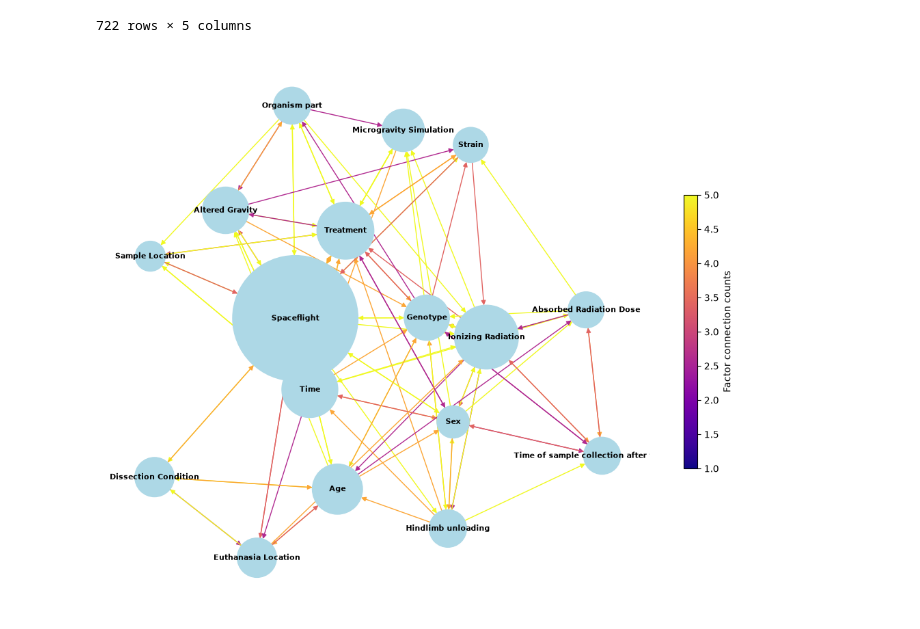
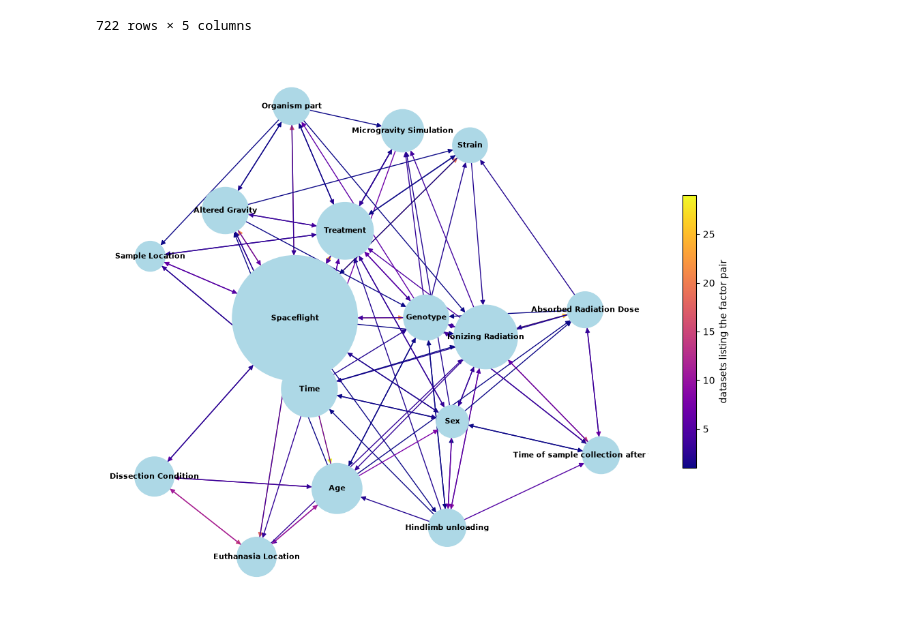
Before and after one commit to dr-richard-barker/OSDR_jupyter_book.io, a Jupyter notebook: chapters/Knowledge-graph-notebook_for_ISSOP_figures.ipynb, the cells around one changed output. Cells and saved outputs as stored; diff of their text form; code cells hidden in the pictures.

```diff
--- a/chapters/Knowledge-graph-notebook_for_ISSOP_figures.ipynb
+++ b/chapters/Knowledge-graph-notebook_for_ISSOP_figures.ipynb
@@ -138,7 +140,6 @@ omics_data
 import networkx as nx
 import matplotlib.pyplot as plt
 from collections import Counter
-import random
 
 # Sample rows of factors
 #rows = ["a;b;c", "b;f", "b", "a;g", "c;d;e", "f;g", "b;c", "a;b"]
@@ -199,6 +200,12 @@ preprocessed_factors = [apply_replacements(factor) for row in rows for factor in
 # Count preprocessed factor occurrences
 factor_counts = Counter(preprocessed_factors)
 
+# Count how often each adjacent factor pair co-occurs within a dataset's factor list
+pair_counts = Counter()
+for row in rows:
+    fs = [apply_replacements(f) for f in row.split(';')]
+    pair_counts.update(zip(fs[:-1], fs[1:]))
+
 # Initialize a directed graph
 knowledge_graph = nx.DiGraph()
 
@@ -215,7 +222,7 @@ for row in rows:
             factor1 = apply_replacements(factors[i-1])
             factor2 = apply_replacements(factors[i])
             if factor_counts[factor1] >= min_occurrences and factor_counts[factor2] >= min_occurrences:
-                knowledge_graph.add_edge(factor1, factor2, connection_count=random.randint(1, 5))  # Assign a random connection count (you can replace this with your actual data)
+                knowledge_graph.add_edge(factor1, factor2, connection_count=pair_counts[(factor1, factor2)])  # datasets with this factor pair
 
     # Add nodes for individual factors that meet the threshold
     for factor in factors:
@@ -228,37 +235,38 @@ node_sizes = [data['size'] for _, data in knowledge_graph.nodes(data=True)]
 edge_connection_counts = [data['connection_count'] for _, _, data in knowledge_graph.edges(data=True)]
 
 # Use kamada_kawai_layout to ensure non-overlapping nodes
 pos = nx.kamada_kawai_layout(knowledge_graph)
 
 # You can color the arrows based on the connection count
-edge_colors = [plt.cm.plasma(0.2 + 0.2 * count) for count in edge_connection_counts]  # Adjust the colormap and range as needed
+norm = plt.Normalize(vmin=min(edge_connection_counts), vmax=max(edge_connection_counts))
+edge_colors = [plt.cm.plasma(norm(count)) for count in edge_connection_counts]
 
 # Create a color bar legend
-sm = plt.cm.ScalarMappable(cmap=plt.cm.plasma, norm=plt.Normalize(vmin=min(edge_connection_counts), vmax=max(edge_connection_counts)))
+sm = plt.cm.ScalarMappable(cmap=plt.cm.plasma, norm=norm)
 sm._A = []  # Fake the scalar mappable
 
 
 # Create a figure with specific dimensions and adjust the margins
 plt.figure(figsize=(10, 8))
 plt.subplots_adjust(left=0.1, right=0.9, top=0.9, bottom=0.1)  # Adjust the margins as needed
 
 # Visualize the graph with non-overlapping nodes, reduced text size, and colored arrows
 nx.draw(knowledge_graph, pos, with_labels=True, node_size=node_sizes, node_color='lightblue', font_size=8, font_color='black', font_weight='bold', width=1.0, edge_color=edge_colors, arrows=True, edge_cmap=plt.cm.plasma)
-plt.colorbar(sm, ax=plt.gca(), label='Factor connection counts', shrink=0.5)
+plt.colorbar(sm, ax=plt.gca(), label='datasets listing the factor pair', shrink=0.5)
 
 # Create a custom legend for node sizes
 sizes = [4, 8, 12]  # Define the sizes you want to show in the legend
 legend_labels = ["Size 1", "Size 2", "Size 3"]  # Labels for each size
 
 ## Create a legend for node sizes
 #legend_handles = [plt.Line2D([0], [0], marker='o', color='w', markerfacecolor='lightblue', markersize=size, label=label) for size, label in zip(sizes, legend_labels)]
 #plt.legend(handles=legend_handles, title='Node Sizes', loc='upper right')
 
 
 plt.savefig("knowledge graph-Factors-Omics.pdf", format='pdf')
 plt.show()
 # %% [output]
-[figure, old version]
+[figure, new version]
 # %%
 #print unique factors
 
```
Also changed, not shown: parts of 1 cell of this notebook, 6 other files.
